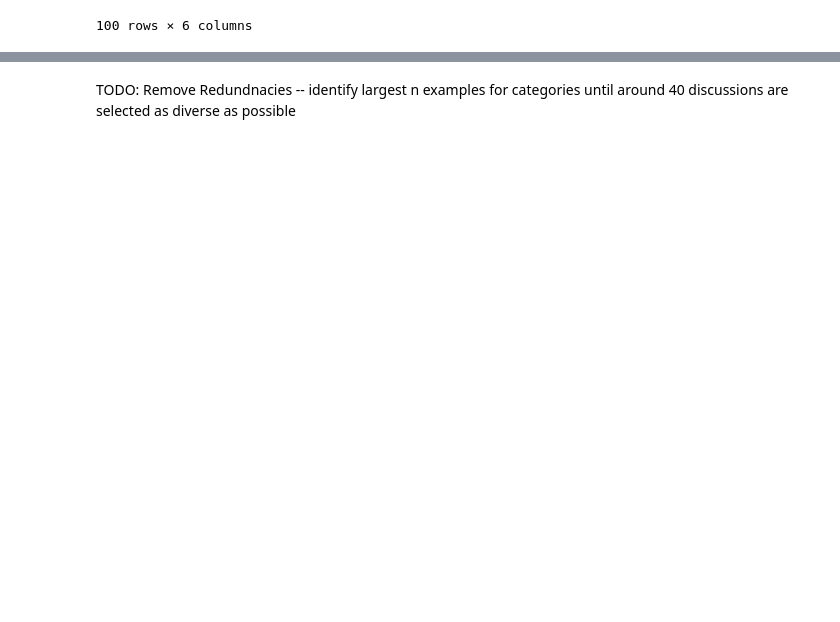
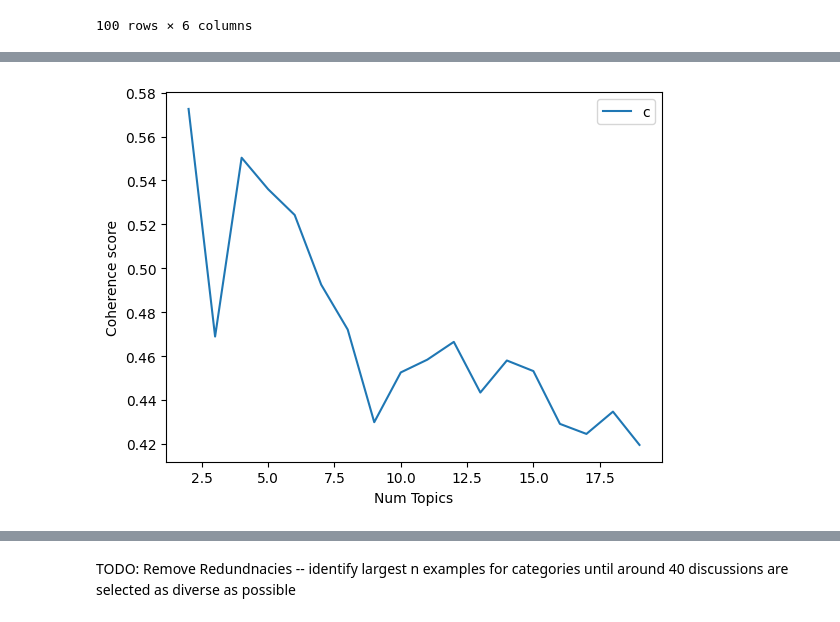
Before and after one commit to digwit678/Can-Language-Models-Follow-Discussions, a Jupyter notebook: probing_sw5_nlargest_30_to_100_discussions.ipynb, the cells around one changed output, grey strips where cells are left out. Drawn from its saved outputs; the diff is of its cells as text; code cells hidden in the pictures; blank space fills up the shorter version.

```diff
--- a/probing_sw5_nlargest_30_to_100_discussions.ipynb
+++ b/probing_sw5_nlargest_30_to_100_discussions.ipynb
@@ -563,0 +573,2 @@ topics
+# %%
+top_100_discussions_with_text['Processed_Base_Claim_Text'] = top_100_discussions_with_text['Base_Claim_Text'].apply(lambda x: preprocess_text_with_stopwords(x, stop_words))
@@ -577,3 +624,67 @@ top_100_discussions_with_text
 | 98 | 38531.102 | 278 | The usage of office real estate w... | The usage of office real estate w... | [usage, office, real, estate, con... | ... |
 | 99 | 32205.100 | 276 | Parents should not perpetuate myt... | Parents should not perpetuate myt... | [parents, perpetuate, myths, like... | ... |
 100 rows × 6 columns
+# %%
+# Function to compute coherence values for finding optimal number of topics
+def compute_coherence_values(dictionary, corpus, texts, limit, start=2, step=3):
+    coherence_values = []
+    model_list = []
+    for num_topics in range(start, limit, step):
+        model = models.ldamodel.LdaModel(corpus=corpus, id2word=dictionary, num_topics=num_topics)
+        model_list.append(model)
+        coherencemodel = CoherenceModel(model=model, texts=texts, dictionary=dictionary, coherence='c_v')
+        coherence_values.append(coherencemodel.get_coherence())
+    return model_list, coherence_values
+
+# Creating Dictionary and Corpus
+dictionary = Dictionary(top_100_discussions_with_text['Processed_Base_Claim_Text'].apply(word_tokenize))
+corpus = [dictionary.doc2bow(text.split()) for text in top_100_discussions_with_text['Processed_Base_Claim_Text']]
+
+# LDA parameters
+num_topics = 6
+passes = 1000  # Increase passes to 1000
+
+
+# Defining adjusted seed words for main topics
+main_topics_seed_words = {
+    'Politics and Society': ['government', 'democracy', 'policy', 'society', 'rights'],
+    'Religion and Ethics': ['god', 'faith', 'moral', 'ethical', 'justice'],
+    'Science and Technology': ['science', 'research', 'tech', 'internet', 'experiment'],
+    'Culture and Lifestyle': ['culture', 'values', 'lifestyle', 'custom', 'tradition']
+}
+
+# Initializing the LDA model
+lda_model = models.ldamodel.LdaModel(corpus=corpus, id2word=dictionary, num_topics=num_topics, passes=passes)
+
+# Modifying the LDA model using seed words
+topic_word_distrib = lda_model.get_topics()
+for topic_id, seed_words in enumerate(main_topics_seed_words.values()):
+    for word in seed_words:
+        if word in dictionary.token2id:
+            word_id = dictionary.token2id[word]
+            topic_word_distrib[topic_id, word_id] *= 10
+lda_model.state.get_lambda()[:] = topic_word_distrib
+lda_model.sync_state()
+
+# Computing coherence values
+model_list, coherence_values = compute_coherence_values(dictionary=dictionary, corpus=corpus, texts=top_100_discussions_with_text['Processed_Base_Claim_Text'].apply(word_tokenize), start=2, limit=20, step=1)
+
+# Plotting
+limit = 20; start = 2; step = 1;
+x = range(start, limit, step)
+plt.plot(x, coherence_values)
+plt.xlabel("Num Topics")
+plt.ylabel("Coherence score")
+plt.legend(("coherence_values"), loc='best')
+plt.show()
+
+# coherence scores
+for m, cv in zip(x, coherence_values):
+    print("Num Topics =", m, " has Coherence Value of", round(cv, 4))
+
+# Choosing the model with highest coherence value and printing the topics
+optimal_model = model_list[coherence_values.index(max(coherence_values))]
+model_topics = optimal_model.show_topics(formatted=False)
+for idx, topic in model_topics:
+    print(f'Topic {idx} : Words: {[word[0] for word in topic]}')
+# %% [output]
@@ -579,0 +709 @@ top_100_discussions_with_text
+[figure, added]
```
Also changed, not shown: parts of 40 cells of this notebook.
